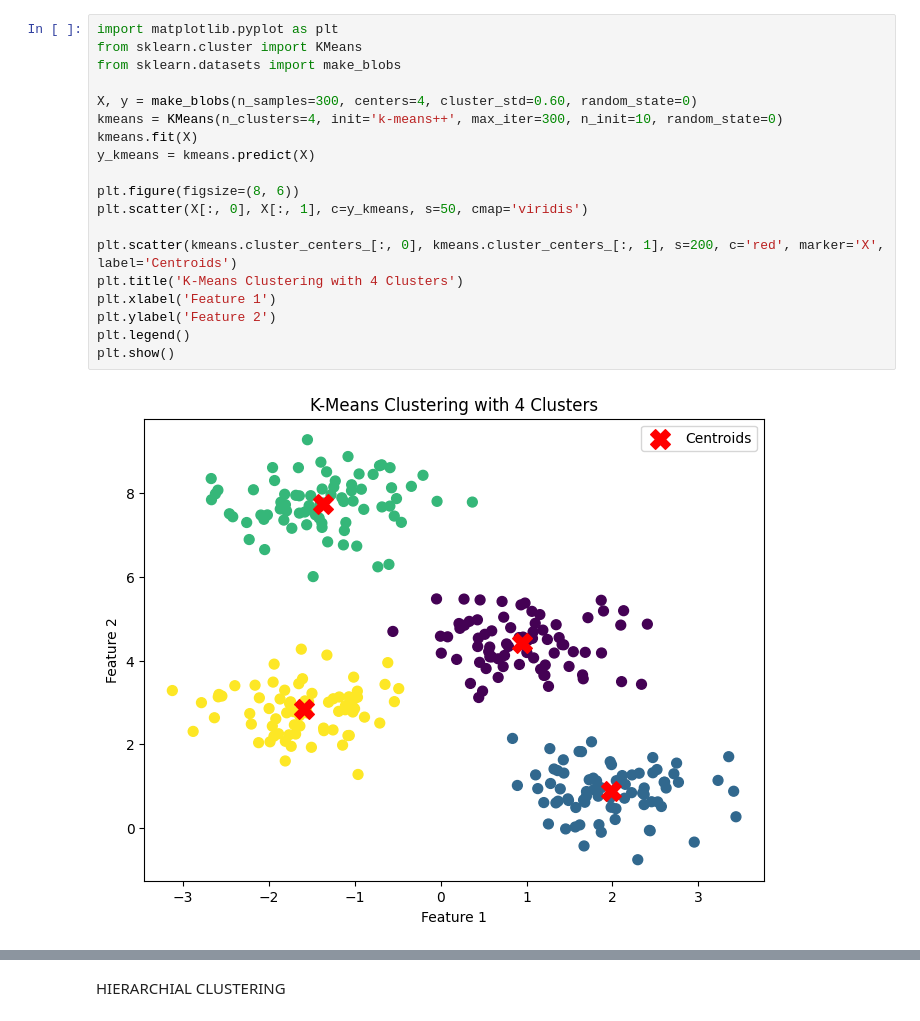
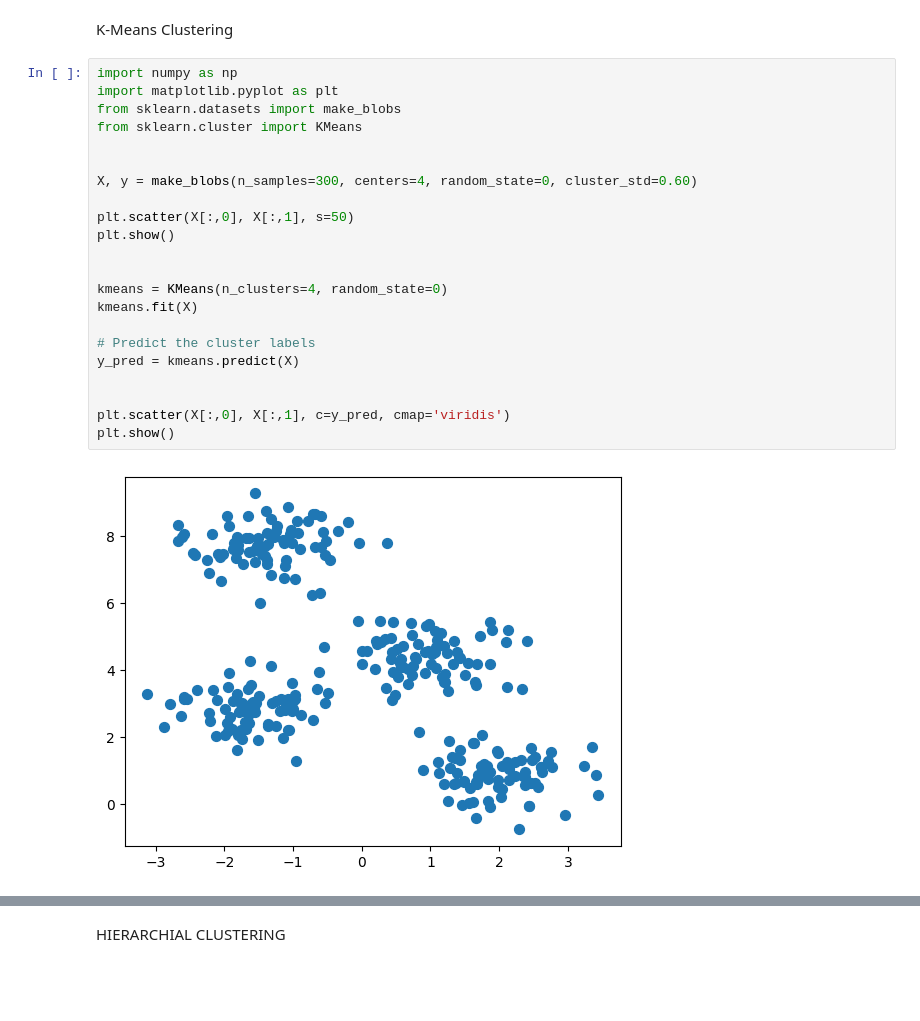
Before and after one commit to srujannayak32/MLLAB189, a Jupyter notebook: ML_Clustering.ipynb, the cells around one changed output, grey strips where cells are left out. Drawn from its saved outputs; the diff is of its cells as text; blank space fills up the shorter version.

```diff
--- a/ML_Clustering.ipynb
+++ b/ML_Clustering.ipynb
@@ -1,23 +1,28 @@
 # %% [markdown]
 <a href="https://colab.research.google.com/github/srujannayak32/MLLAB189/blob/main/ML_Clustering.ipynb" target="_parent"><img src="https://colab.research.google.com/assets/colab-badge.svg" alt="Open In Colab"/></a>
+# %% [markdown]
+  K-Means Clustering
 # %%
+import numpy as np
 import matplotlib.pyplot as plt
+from sklearn.datasets import make_blobs
 from sklearn.cluster import KMeans
-from sklearn.datasets import make_blobs
 
-X, y = make_blobs(n_samples=300, centers=4, cluster_std=0.60, random_state=0)
-kmeans = KMeans(n_clusters=4, init='k-means++', max_iter=300, n_init=10, random_state=0)
+
+X, y = make_blobs(n_samples=300, centers=4, random_state=0, cluster_std=0.60)
+
+plt.scatter(X[:,0], X[:,1], s=50)
+plt.show()
+
+
+kmeans = KMeans(n_clusters=4, random_state=0)
 kmeans.fit(X)
-y_kmeans = kmeans.predict(X)
 
-plt.figure(figsize=(8, 6))
-plt.scatter(X[:, 0], X[:, 1], c=y_kmeans, s=50, cmap='viridis')
+# Predict the cluster labels
+y_pred = kmeans.predict(X)
 
-plt.scatter(kmeans.cluster_centers_[:, 0], kmeans.cluster_centers_[:, 1], s=200, c='red', marker='X', label='Centroids')
-plt.title('K-Means Clustering with 4 Clusters')
-plt.xlabel('Feature 1')
-plt.ylabel('Feature 2')
-plt.legend()
+
+plt.scatter(X[:,0], X[:,1], c=y_pred, cmap='viridis')
 plt.show()
 # %% [output]
-[figure, old version]
+[figure, new version]
```
Also changed, not shown: parts of 12 cells of this notebook.
